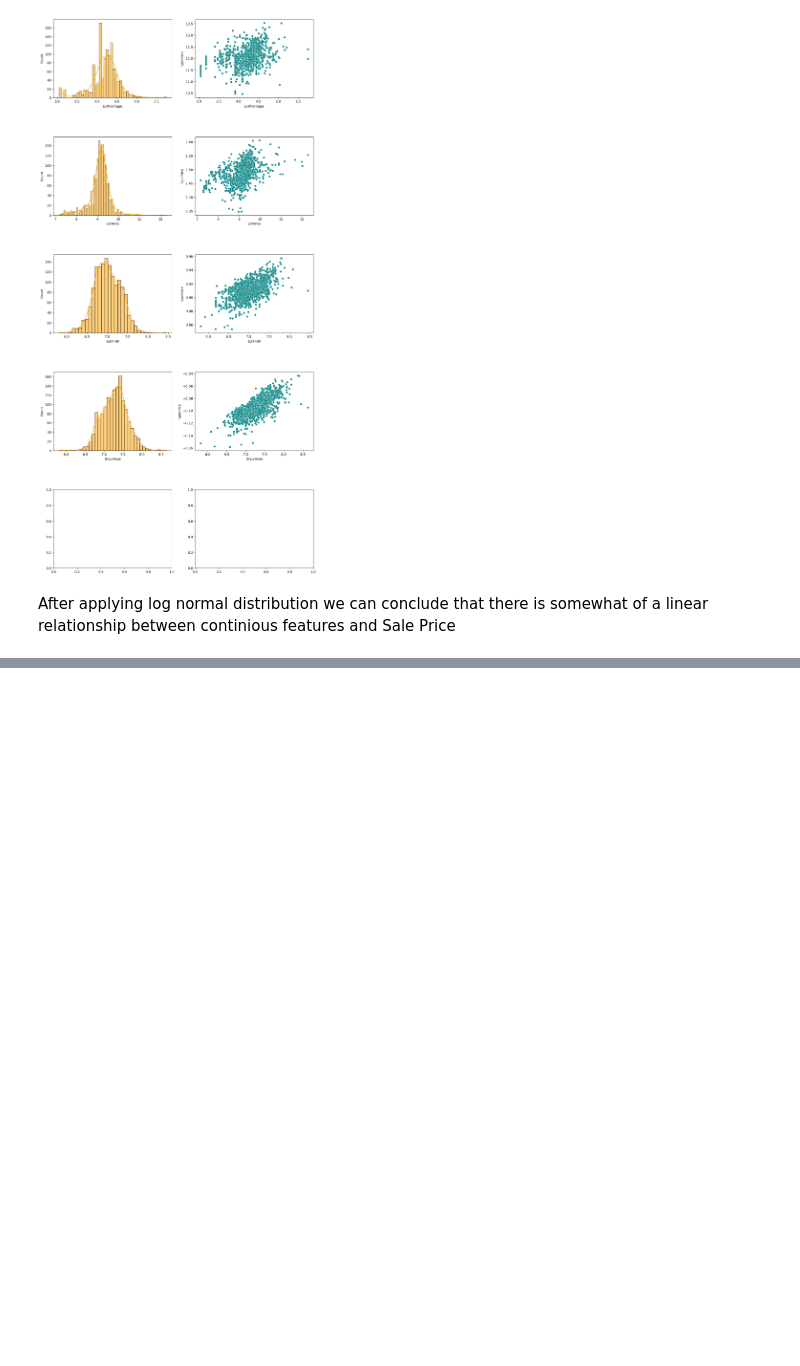
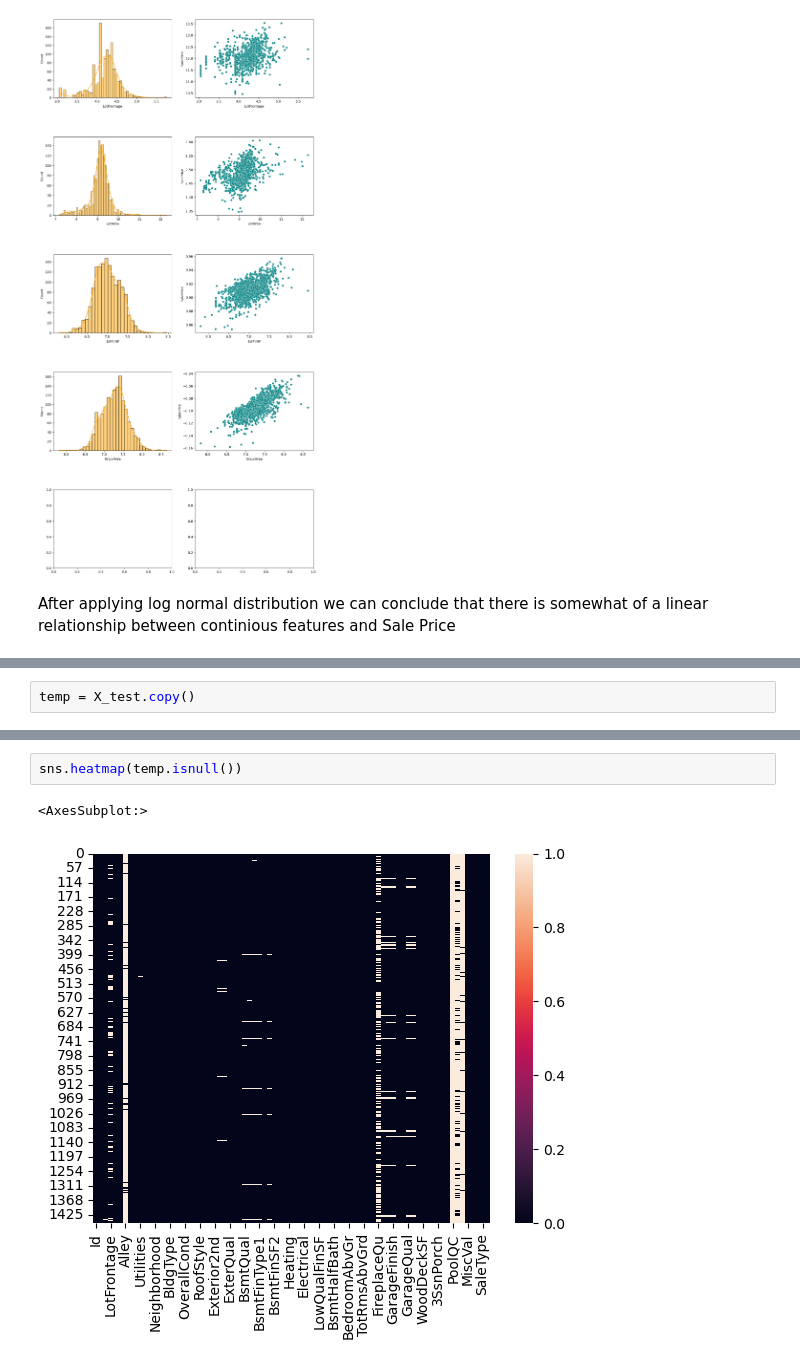
Before and after one commit to Abrar-Mustakim/Comprehensive-Data-Exploration-and-Advanced-Regression-Technique-on-Kaggles-Hourse-Pricing, a Jupyter notebook: EDA_and_Training.ipynb, the cells around one changed output, grey strips where cells are left out. Cells and saved outputs as stored; diff of their text form; blank space fills up the shorter version.

```diff
--- a/EDA_and_Training.ipynb
+++ b/EDA_and_Training.ipynb
@@ -468,0 +471,2 @@ After applying log normal distribution we can conclude that there is somewhat of
+# %%
+temp = X_test.copy()
@@ -468,0 +483,5 @@ After applying log normal distribution we can conclude that there is somewhat of
+# %%
+sns.heatmap(temp.isnull())
+# %% [output]
+<AxesSubplot:>
+[figure, added]
```
Also changed, not shown: parts of 7 cells of this notebook.
